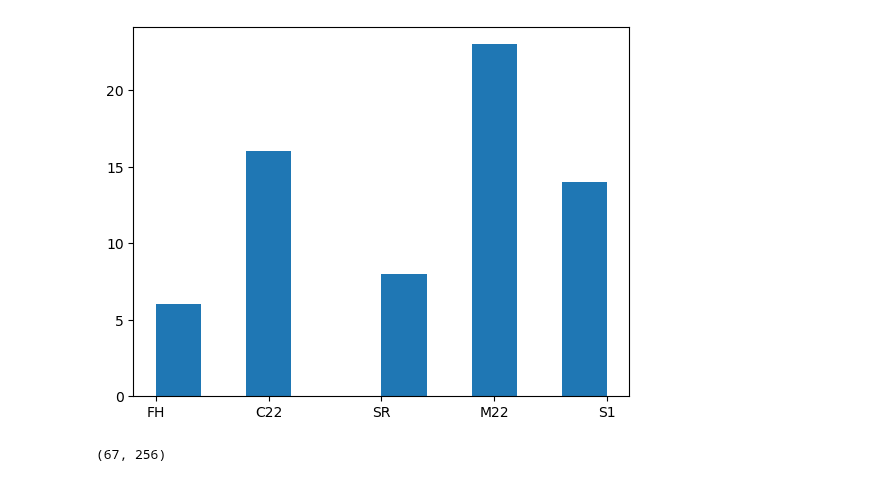
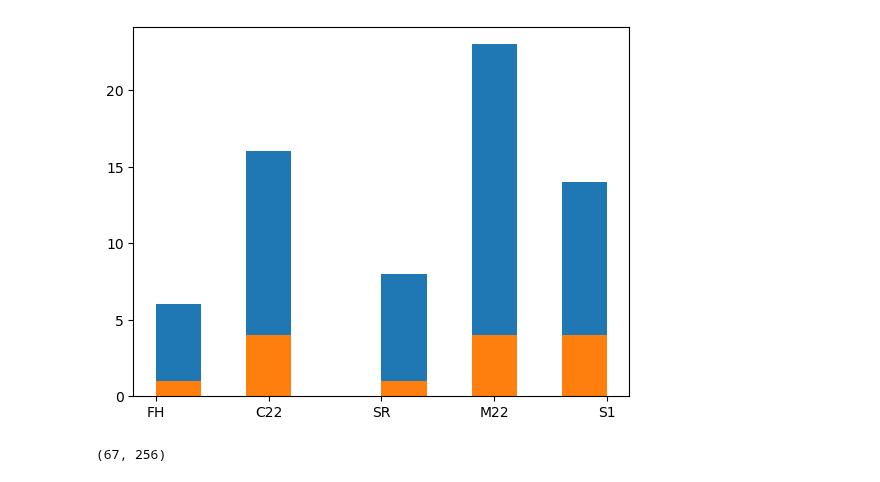
Before and after one commit to dmair1989/imagegrains, a Jupyter notebook: notebooks/tSNE.ipynb, the cells around one changed output. Cells and saved outputs as stored; diff of their text form; code cells hidden in the pictures.

```diff
--- a/notebooks/tSNE.ipynb
+++ b/notebooks/tSNE.ipynb
@@ -34,5 +23,0 @@ test_styles = res[1][2]
-# %%
-import pickle
-pkl_file = open('res_tSNE.pkl', 'rb')
-res = pickle.load(pkl_file)
-pkl_file.close()
@@ -43,4 +23,0 @@ all_names = res['full_set_0']['id']
-# %%
-train_s = all_styles[14:]
-trainnames = all_names[14:]
-len(train_s)
@@ -49,28 +72,45 @@ len(train_s)
 # %%
 classes = ['C22','M22','FH','SR','S1']
 C22_keys = ['kanaka','DS8','deer','hidden']
 M22_keys = ['L2','K1','S9']
 S1_keys = ['S1']
 FH_keys = ['P106']
 SR_keys = ['GU','Luet','Rhein','Simme','Thur']
-data_classes = []
+data_classes_train = []
 for idx in range(len(trainnames)):
     if any (x in trainnames[idx] for x in C22_keys):
         cl_name='C22'
     elif any (x in trainnames[idx] for x in M22_keys):
         cl_name='M22'
     elif any (x in trainnames[idx] for x in S1_keys):
         cl_name='S1'
     elif any (x in trainnames[idx] for x in FH_keys):
         cl_name='FH'
     elif any (x in trainnames[idx] for x in SR_keys):
         cl_name='SR'
     else:
         cl_name='unknown'
-    data_classes.append(cl_name)
-plt.hist(data_classes);
+    data_classes_train.append(cl_name)
+plt.hist(data_classes_train);
+
+data_classes_test = []
+for idx in range(len(testnames)):
+    if any (x in testnames[idx] for x in C22_keys):
+        cl_name='C22'
+    elif any (x in testnames[idx] for x in M22_keys):
+        cl_name='M22'
+    elif any (x in testnames[idx] for x in S1_keys):
+        cl_name='S1'
+    elif any (x in testnames[idx] for x in FH_keys):
+        cl_name='FH'
+    elif any (x in testnames[idx] for x in SR_keys):
+        cl_name='SR'
+    else:
+        cl_name='unknown'
+    data_classes_test.append(cl_name)
+plt.hist(data_classes_test);
 # %% [output]
-[figure, old version]
+[figure, new version]
 # %%
 aData = pd.DataFrame(train_s)
 aData.shape
```
Also changed, not shown: parts of 8 cells of this notebook.
